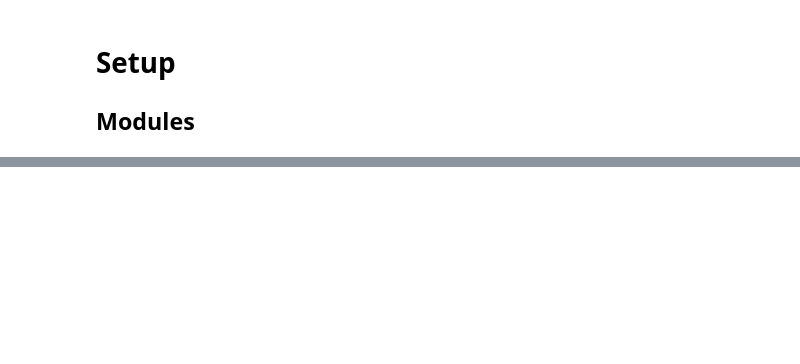
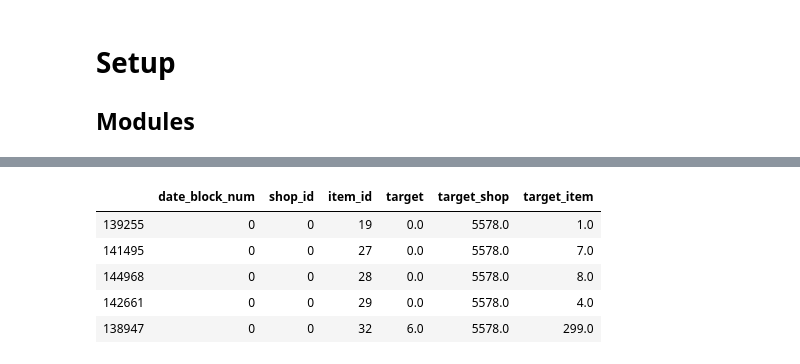
Before and after one commit to sebastienplat/sebastienplat.github.io, a Jupyter notebook: _drafts/notebooks/projects/competitive-ds/final-project/ETL.ipynb, the cells around one changed output, grey strips where cells are left out. Saved outputs shown, nothing was run; the diff lists cells and outputs as text; code cells hidden in the pictures; blank space fills up the shorter version.

```diff
--- a/_drafts/notebooks/projects/competitive-ds/final-project/ETL.ipynb
+++ b/_drafts/notebooks/projects/competitive-ds/final-project/ETL.ipynb
@@ -258,0 +204,52 @@ Well done! :)
+# %%
+def agg_sales(all_sales, sales, groupby_cols, agg_col_name):
+    '''
+    aggregate volumes
+    '''
+
+    # aggregate
+    aggregated_sales = (sales
+        .groupby(groupby_cols, as_index=False)
+        .agg({'item_cnt_day':'sum'})
+        .rename(columns={'item_cnt_day': agg_col_name})
+    )
+
+    # merge with main df
+    df = pd.merge(all_sales, aggregated_sales, how='left', on=groupby_cols).fillna(0)
+    return df
+# %%
+# columns for which to create a unique key (date_block_num is the month number)
+index_cols = ['date_block_num', 'shop_id', 'item_id']
+shop_month_cols = ['date_block_num', 'shop_id']
+item_month_cols = ['date_block_num', 'item_id']
+# %%
+# unique shops & items per month
+shops = transactions[['date_block_num', 'shop_id']].drop_duplicates()
+items = transactions[['date_block_num', 'item_id']].drop_duplicates()
+
+# For every month we create a grid from all shops/items combinations from that month
+grid = []
+for block_num in transactions['date_block_num'].unique():
+    cur_shops = shops.loc[shops['date_block_num'] == block_num, 'shop_id']
+    cur_items = items.loc[items['date_block_num'] == block_num, 'item_id']
+    cur_items_shops = list(product(*[[block_num], cur_shops, cur_items]))
+    grid += cur_items_shops
+
+# convert to dataframe
+grid = pd.DataFrame(np.array(grid), columns = index_cols, dtype=np.int32)
+# %%
+# aggregate data
+all_data = agg_sales(grid, transactions, index_cols, 'target')
+all_data = agg_sales(all_data, transactions, shop_month_cols, 'target_shop')
+all_data = agg_sales(all_data, transactions, item_month_cols, 'target_item')
+# %%
+# sort the data
+all_data.sort_values(index_cols,inplace=True)
+all_data.head()
+# %% [output]
+|  | date_block_num | shop_id | item_id | target | target_shop | target_item |
+| 139255 | 0 | 0 | 19 | 0.0 | 5578.0 | 1.0 |
+| 141495 | 0 | 0 | 27 | 0.0 | 5578.0 | 7.0 |
+| 144968 | 0 | 0 | 28 | 0.0 | 5578.0 | 8.0 |
+| 142661 | 0 | 0 | 29 | 0.0 | 5578.0 | 4.0 |
+| 138947 | 0 | 0 | 32 | 6.0 | 5578.0 | 299.0 |
```
Also changed, not shown: parts of 63 cells of this notebook.
